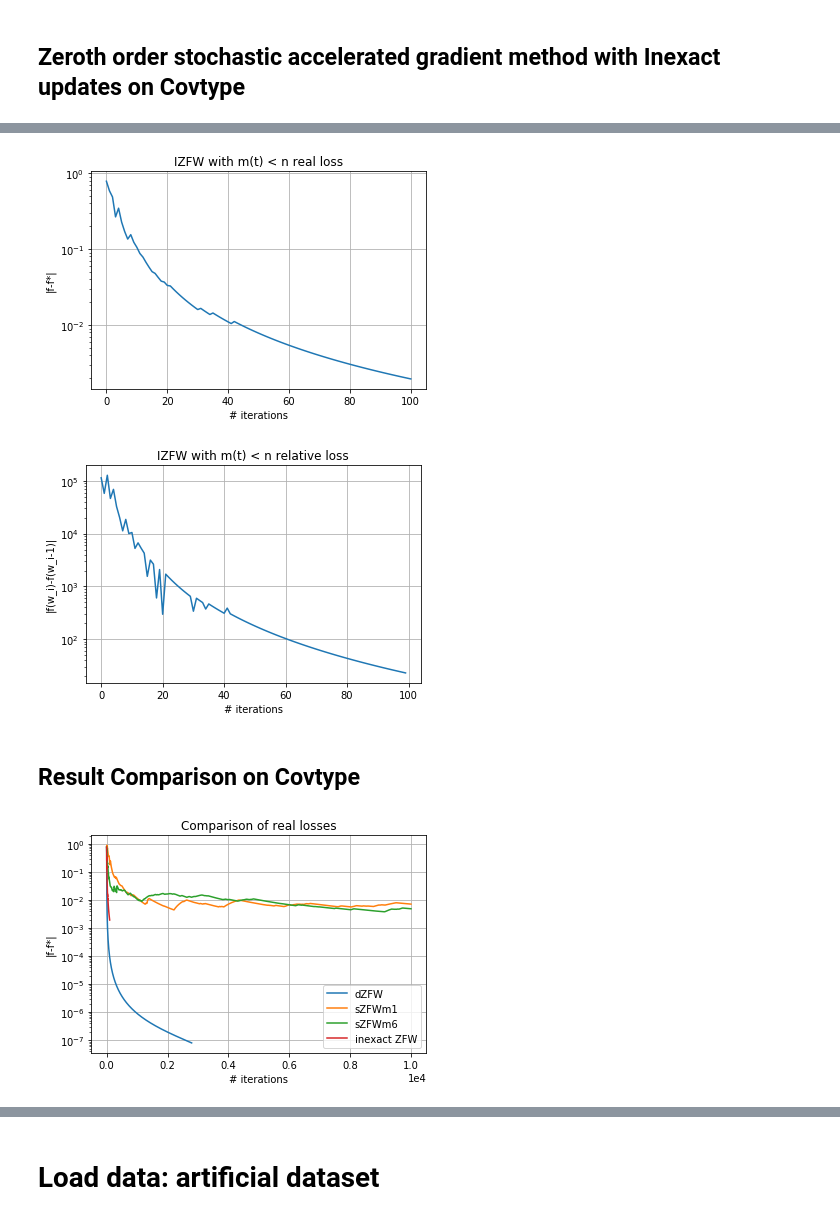
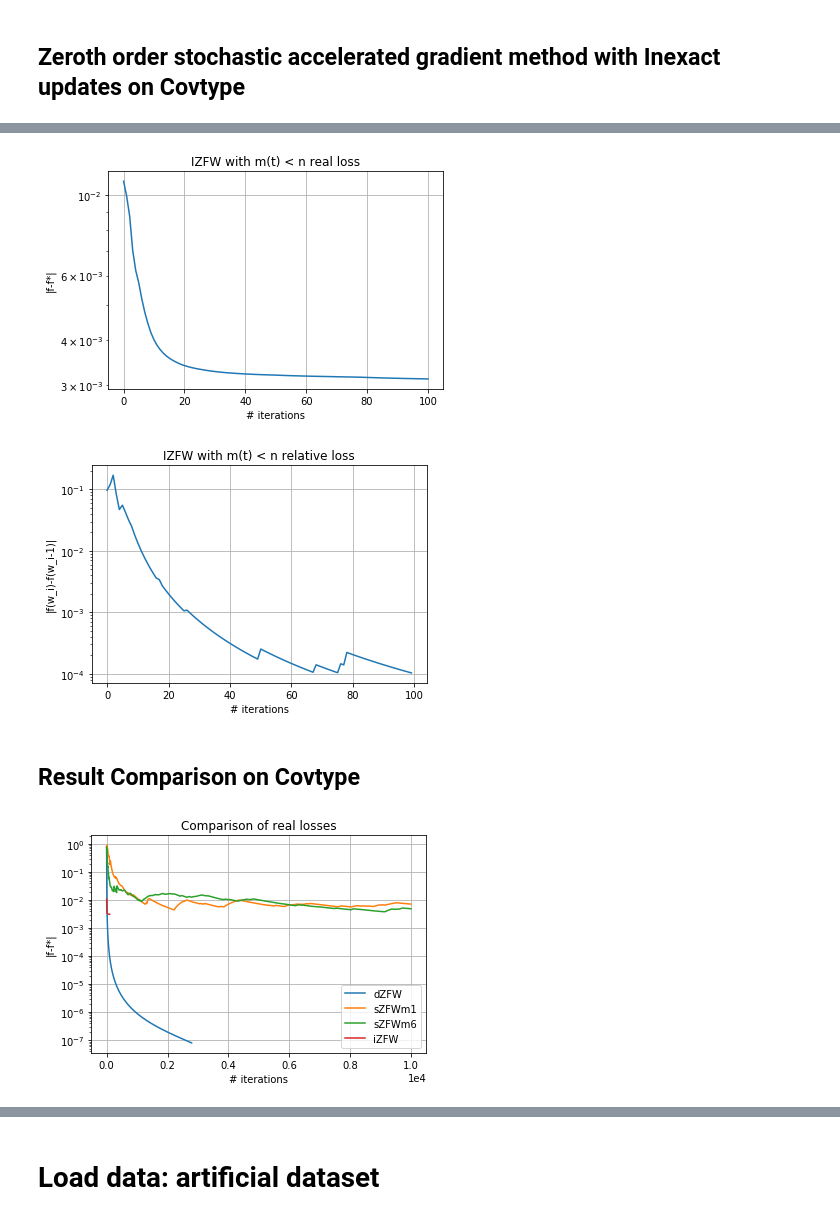
Before and after one commit to liacov/OPTproj, a Jupyter notebook: notebooks/LassoRegression.ipynb, the cells around one changed output, grey strips where cells are left out. Saved outputs shown, nothing was run; the diff lists cells and outputs as text; code cells hidden in the pictures.

Commit message:
new data and plots (partial)

```diff
--- a/notebooks/LassoRegression.ipynb
+++ b/notebooks/LassoRegression.ipynb
@@ -253,15 +244,16 @@ T = 2
 # %%
-f_inex = np.load('../Data/results/function_IZFW_lasso.npy') # data from cluster
-loss_inex = np.load('../Data/results/loss_IZFW_lasso.npy')
+f_inex = np.load('../Data/results/function_IZFW_lasso_long.npy') # data from cluster
+loss_inex = np.load('../Data/results/loss_IZFW_lasso_long.npy')
+inner_inex = np.load('../Data/results/inner_IZFW_lasso_long.npy')
 F_eval_inex = np.abs(f_inex/n - f_star)
 plt.plot(F_eval_inex)
 plt.yscale("log")
 plt.ylabel("|f-f*|")
 plt.title("IZFW with m(t) < n real loss")
 plt.xlabel("# iterations")
 plt.grid()
 # %% [output]
-[figure, old version]
+[figure, new version]
 # %%
 plt.plot(loss_inex)
 plt.yscale("log")
@@ -270,7 +262,7 @@ plt.title("IZFW with m(t) < n relative loss")
 plt.xlabel("# iterations")
 plt.grid()
 # %% [output]
-[figure, old version]
+[figure, new version]
 # %% [markdown]
 ## Result Comparison on Covtype
 # %%
@@ -283,10 +275,10 @@ plt.yscale("log")
 plt.title("Comparison of real losses")
 plt.xlabel("# iterations")
 plt.ylabel("|f-f*|")
-plt.legend(('dZFW', 'sZFWm1', "sZFWm6", "inexact ZFW"))
+plt.legend(('dZFW', 'sZFWm1', "sZFWm6", "iZFW"))
 plt.grid()
 # %% [output]
-[figure, old version]
+[figure, new version]
 # %%
 m = lambda t: t * (t+1) / D * (d+3)
 
```
Also changed, not shown: parts of 27 cells of this notebook, 13 other files.
